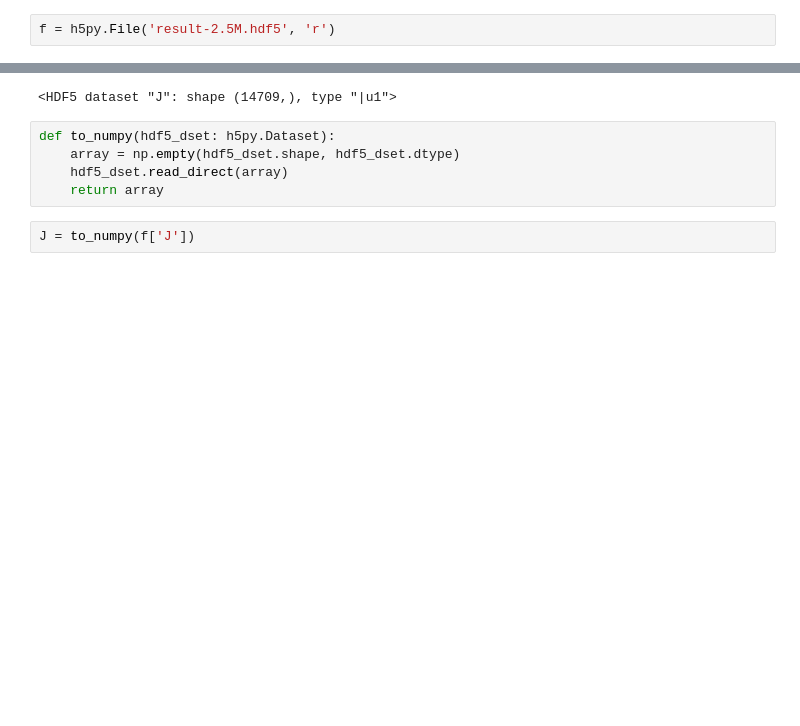
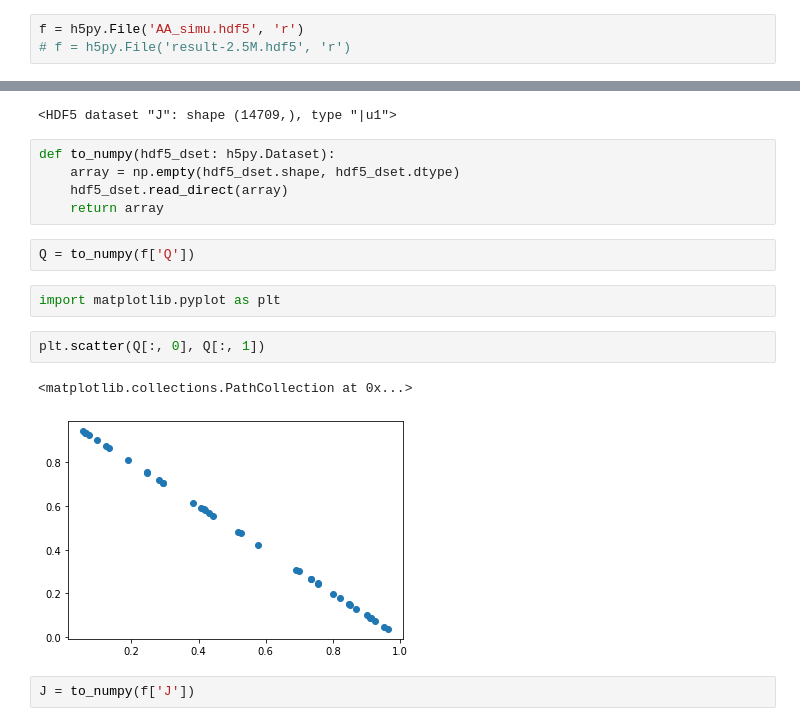
Before and after one commit to aidan-fitz/cs4775-structure-2.0, a Jupyter notebook: data_analysis.ipynb, the cells around one changed output, grey strips where cells are left out. Saved outputs shown, nothing was run; the diff lists cells and outputs as text; blank space fills up the shorter version.

```diff
--- a/data_analysis.ipynb
+++ b/data_analysis.ipynb
@@ -2,7 +2,8 @@
 import h5py
 import numpy as np
 # %%
-f = h5py.File('result-2.5M.hdf5', 'r')
+f = h5py.File('AA_simu.hdf5', 'r')
+# f = h5py.File('result-2.5M.hdf5', 'r')
 # %%
 f['J']
 # %% [output]
@@ -12,6 +13,15 @@ def to_numpy(hdf5_dset: h5py.Dataset):
     array = np.empty(hdf5_dset.shape, hdf5_dset.dtype)
     hdf5_dset.read_direct(array)
     return array
+# %%
+Q = to_numpy(f['Q'])
+# %%
+import matplotlib.pyplot as plt
+# %%
+plt.scatter(Q[:, 0], Q[:, 1])
+# %% [output]
+<matplotlib.collections.PathCollection at 0x...>
+[figure, added]
 # %%
 J = to_numpy(f['J'])
 # %%
```
